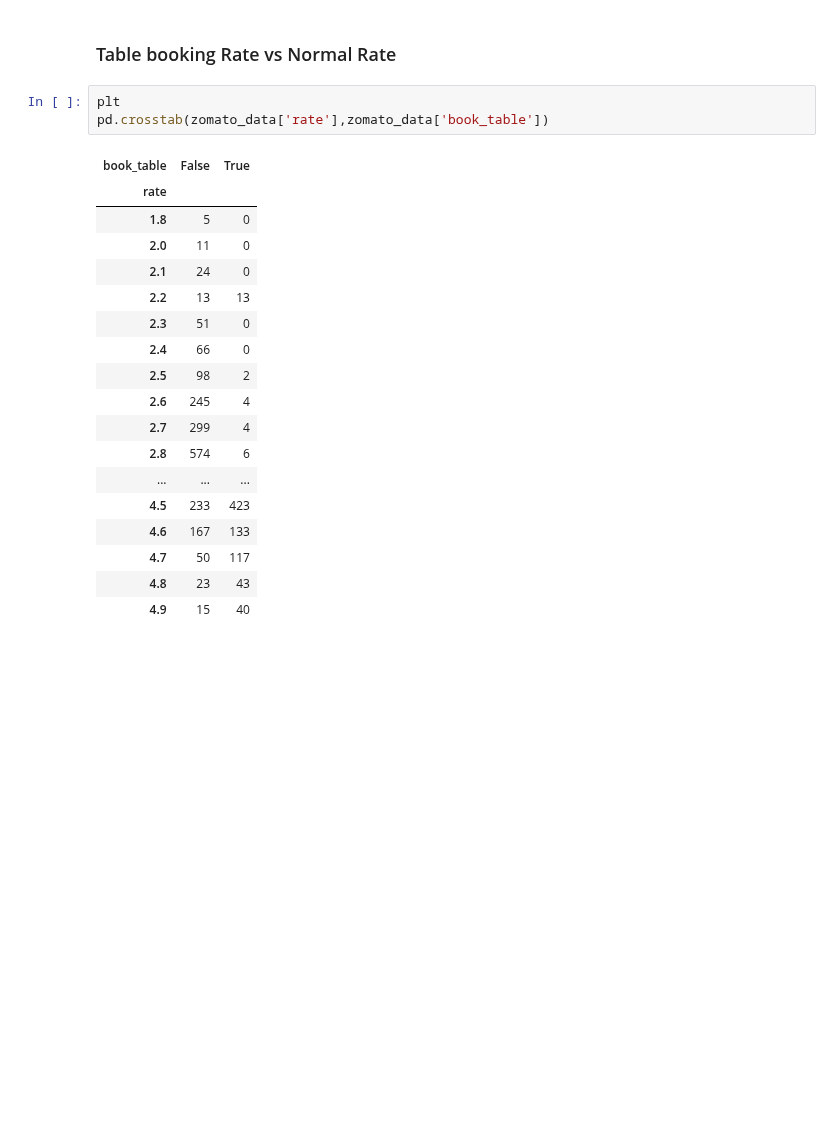
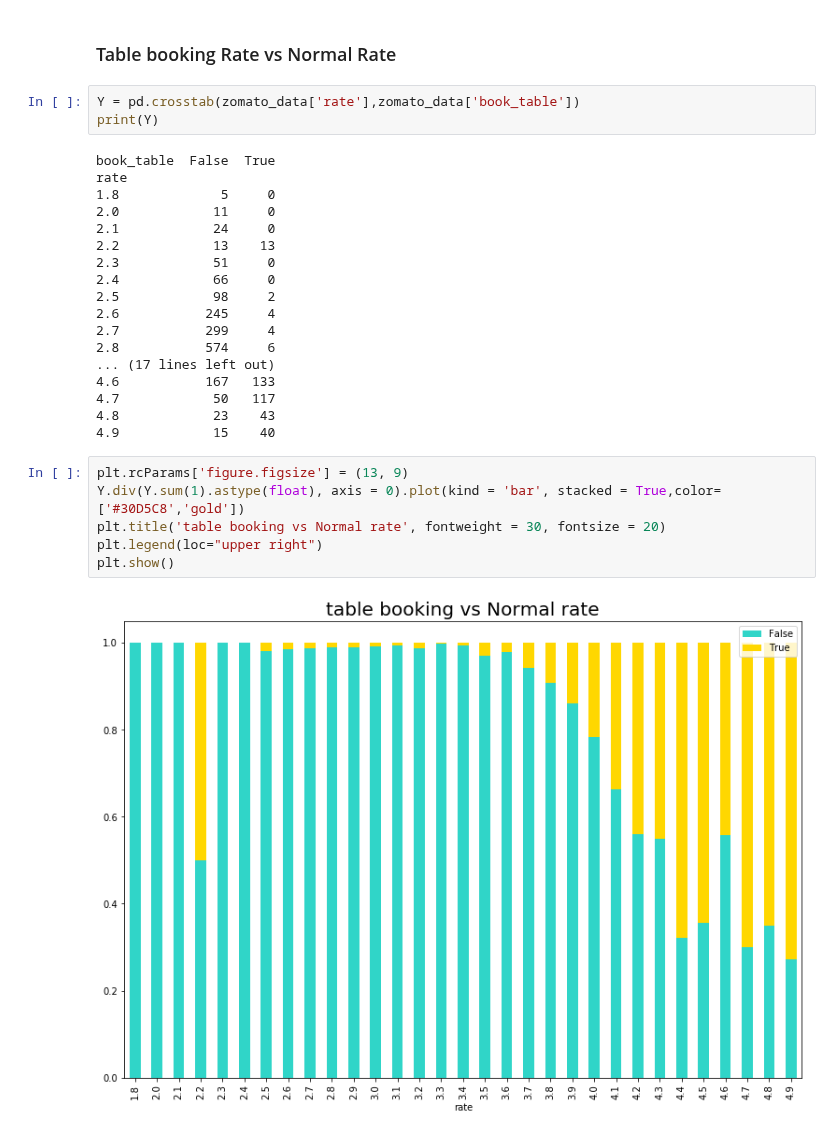
Before and after one commit to shreyanshsharma01/Exploratory-Data-Analysis-projects, a Jupyter notebook: Zomato_Restaurant_reviews_EDA.ipynb, the cells around one changed output. Drawn from its saved outputs; the diff is of its cells as text; blank space fills up the shorter version.

```diff
--- a/Zomato_Restaurant_reviews_EDA.ipynb
+++ b/Zomato_Restaurant_reviews_EDA.ipynb
@@ -380,24 +380,31 @@ Text(0.5, 1.0, 'Restaurants allowing table booking or not')
 # %% [markdown]
 ### Table booking Rate vs Normal Rate
 # %%
-plt
-pd.crosstab(zomato_data['rate'],zomato_data['book_table'])
+Y = pd.crosstab(zomato_data['rate'],zomato_data['book_table'])
+print(Y)
 # %% [output]
-| book_table | False | True |
-| rate |  |  |
-| 1.8 | 5 | 0 |
-| 2.0 | 11 | 0 |
-| 2.1 | 24 | 0 |
-| 2.2 | 13 | 13 |
-| 2.3 | 51 | 0 |
-| 2.4 | 66 | 0 |
-| 2.5 | 98 | 2 |
-| 2.6 | 245 | 4 |
-| 2.7 | 299 | 4 |
-| 2.8 | 574 | 6 |
-| ... | ... | ... |
-| 4.5 | 233 | 423 |
-| 4.6 | 167 | 133 |
-| 4.7 | 50 | 117 |
-| 4.8 | 23 | 43 |
-| 4.9 | 15 | 40 |
+book_table  False  True
+rate
+1.8             5     0
+2.0            11     0
+2.1            24     0
+2.2            13    13
+2.3            51     0
+2.4            66     0
+2.5            98     2
+2.6           245     4
+2.7           299     4
+2.8           574     6
+... (17 lines left out)
+4.6           167   133
+4.7            50   117
+4.8            23    43
+4.9            15    40
+# %%
+plt.rcParams['figure.figsize'] = (13, 9)
+Y.div(Y.sum(1).astype(float), axis = 0).plot(kind = 'bar', stacked = True,color=['#30D5C8','gold'])
+plt.title('table booking vs Normal rate', fontweight = 30, fontsize = 20)
+plt.legend(loc="upper right")
+plt.show()
+# %% [output]
+[figure, added]
```
Also changed, not shown: parts of 35 cells of this notebook.
